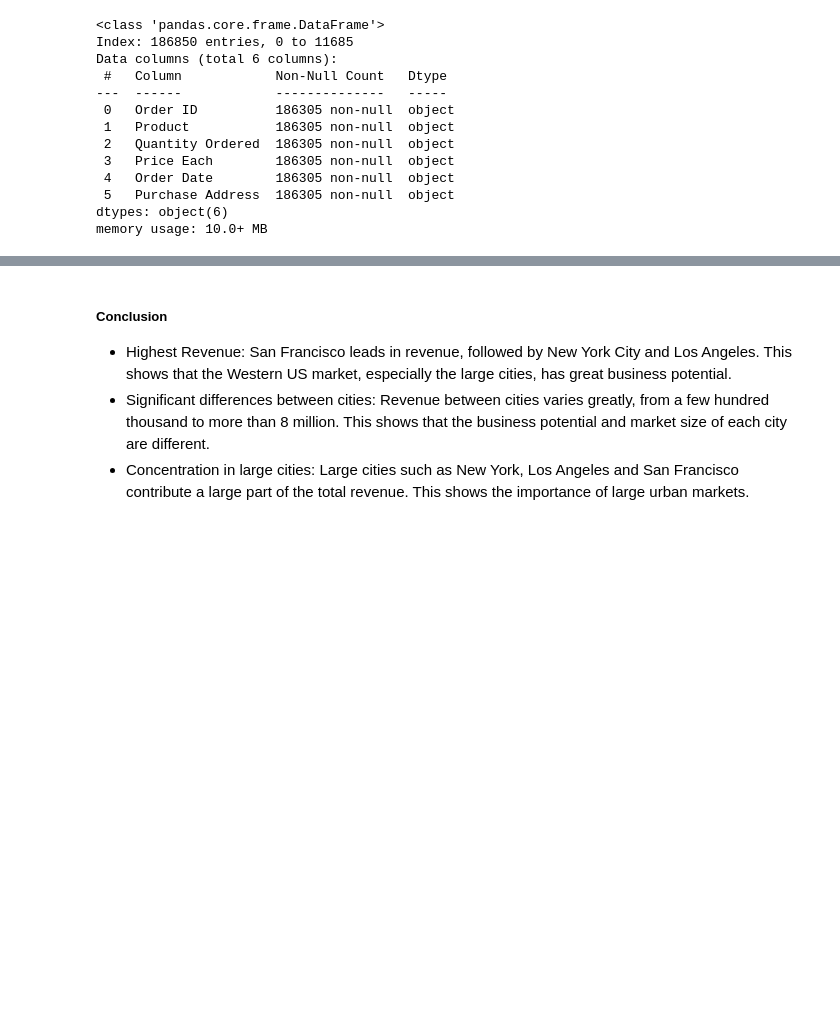
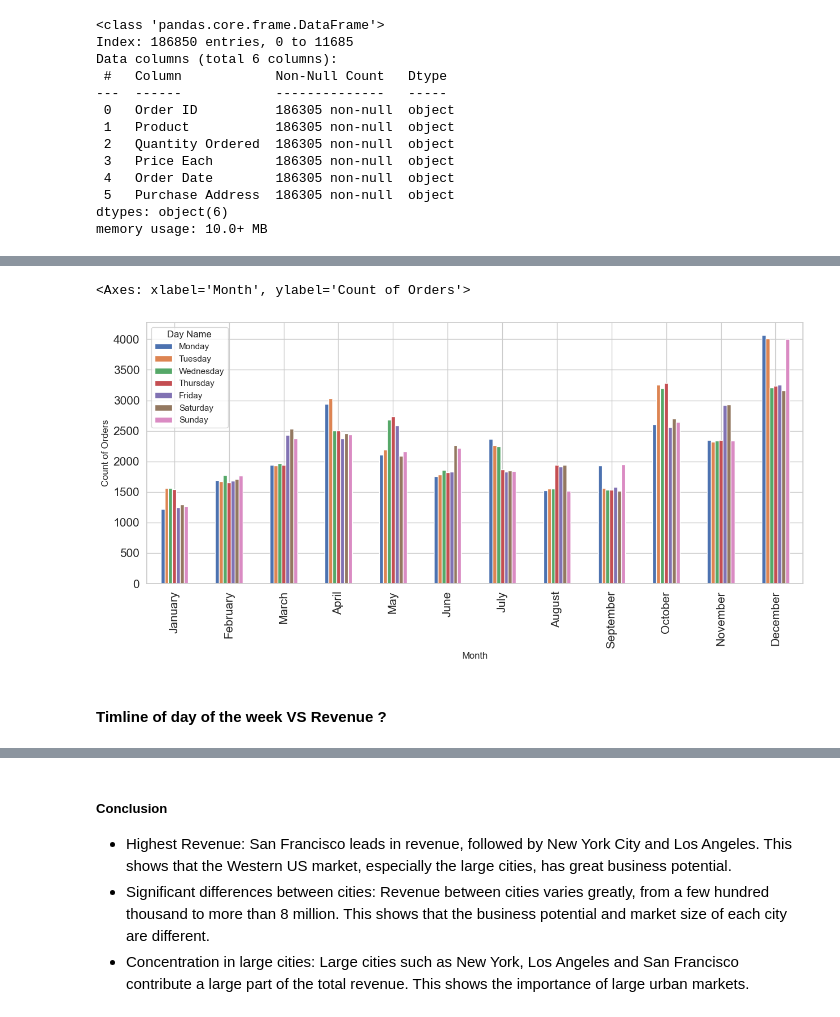
Before and after one commit to quangphuc412/DASalesProject, a Jupyter notebook: Sales_Data_Analysis.ipynb, the cells around one changed output, grey strips where cells are left out. Cells and saved outputs as stored; diff of their text form; code cells hidden in the pictures; blank space fills up the shorter version.

```diff
--- a/Sales_Data_Analysis.ipynb
+++ b/Sales_Data_Analysis.ipynb
@@ -224,0 +354,5 @@ plt.show()
+# %%
+day_data = all_data.groupby(['Month' , 'Day Name'],as_index = False).agg({'Total Sales' : 'sum',
+                                     'Order ID':'count'
+                                     })
+day_data
@@ -224,0 +373,19 @@ plt.show()
+# %%
+day_dict = {
+    'Monday': 1, 'Tuesday': 2, 'Wednesday': 3, 'Thursday': 4,
+    'Friday': 5, 'Saturday': 6, 'Sunday': 7
+}
+
+day_data['Month'] = pd.Categorical(day_data['Month'], categories=month_dict, ordered=True)
+day_data['Day Name'] = pd.Categorical(day_data['Day Name'], categories=day_dict, ordered=True)
+
+day_data.sort_values(by=['Month', 'Day Name'], inplace=True)
+# %%
+day_data_order = day_data.pivot_table(index = 'Month' , values = 'Order ID',columns='Day Name' )
+# %%
+day_data_order.plot(kind = 'bar',figsize = (15 , 6) , fontsize = 15,ylabel = "Count of Orders")
+# %% [output]
+<Axes: xlabel='Month', ylabel='Count of Orders'>
+[figure, added]
+# %% [markdown]
+#### Timline of day of the week VS Revenue ?
```
Also changed, not shown: parts of 127 cells of this notebook, 6 other files.
